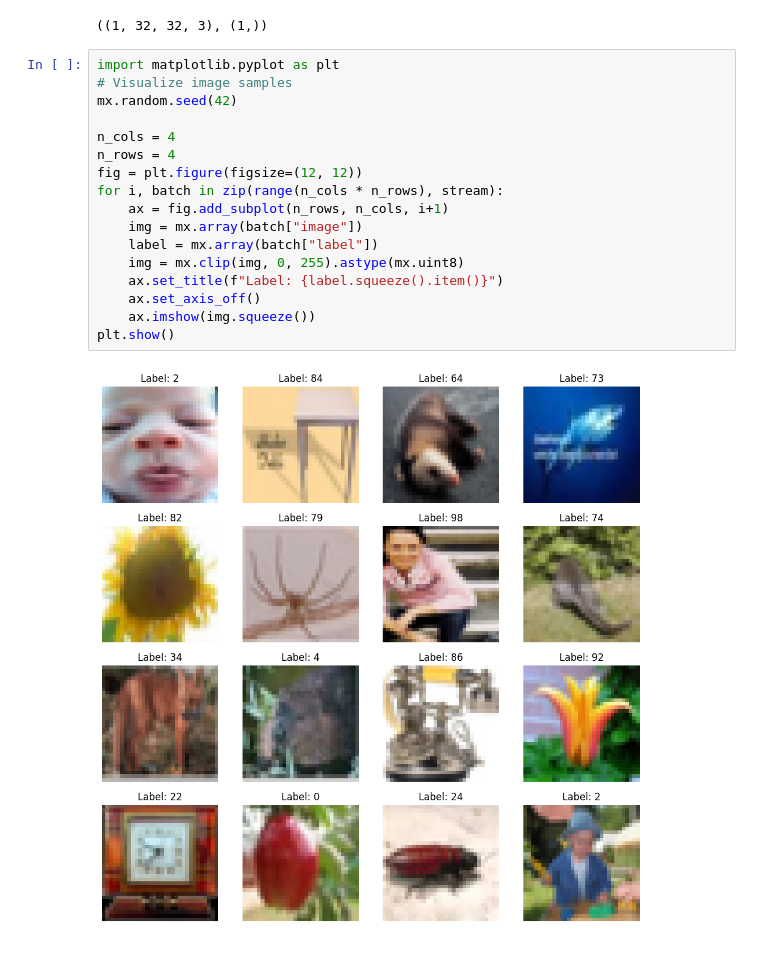
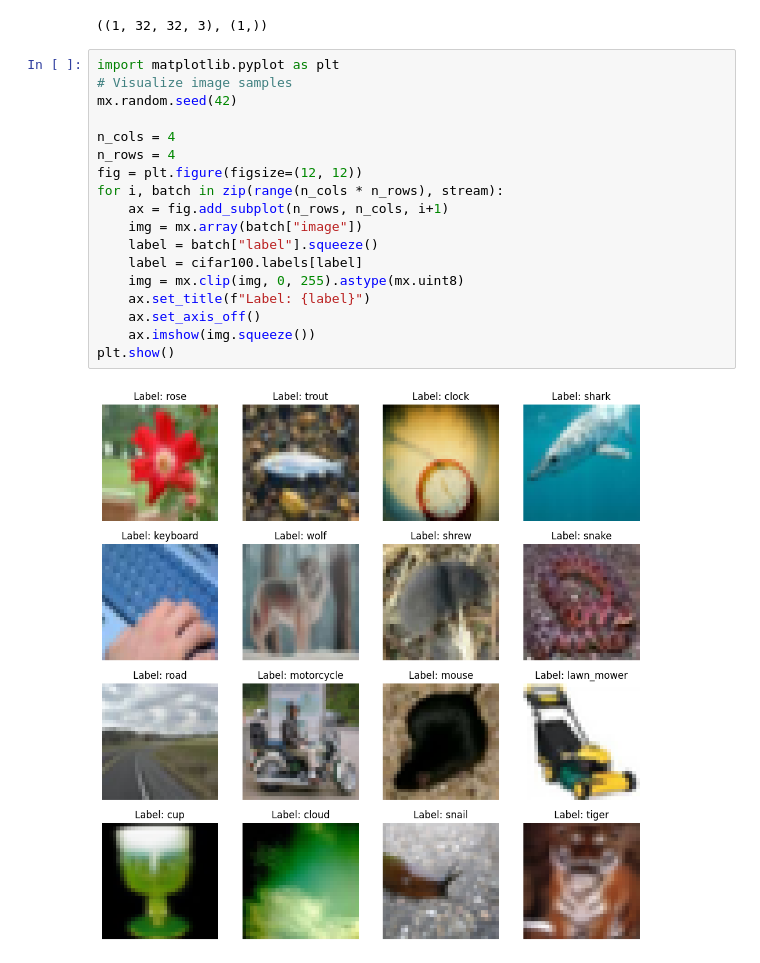
Before and after one commit to alwint3r/mlx-notebooks, a Jupyter notebook: 06-cnn-with-cifar100-mlx-data.ipynb, the cells around one changed output. Cells and saved outputs as stored; diff of their text form.

Commit message:
use text label for cifar100 dataset

```diff
--- a/06-cnn-with-cifar100-mlx-data.ipynb
+++ b/06-cnn-with-cifar100-mlx-data.ipynb
@@ -24,19 +27,20 @@ X.shape, y.shape
 # %%
 import matplotlib.pyplot as plt
 # Visualize image samples
 mx.random.seed(42)
 
 n_cols = 4
 n_rows = 4
 fig = plt.figure(figsize=(12, 12))
 for i, batch in zip(range(n_cols * n_rows), stream):
     ax = fig.add_subplot(n_rows, n_cols, i+1)
     img = mx.array(batch["image"])
-    label = mx.array(batch["label"])
+    label = batch["label"].squeeze()
+    label = cifar100.labels[label]
     img = mx.clip(img, 0, 255).astype(mx.uint8)
-    ax.set_title(f"Label: {label.squeeze().item()}")
+    ax.set_title(f"Label: {label}")
     ax.set_axis_off()
     ax.imshow(img.squeeze())
 plt.show()
 # %% [output]
-[figure, old version]
+[figure, new version]
```
Also changed, not shown: parts of 1 cell of this notebook, 1 other file.
